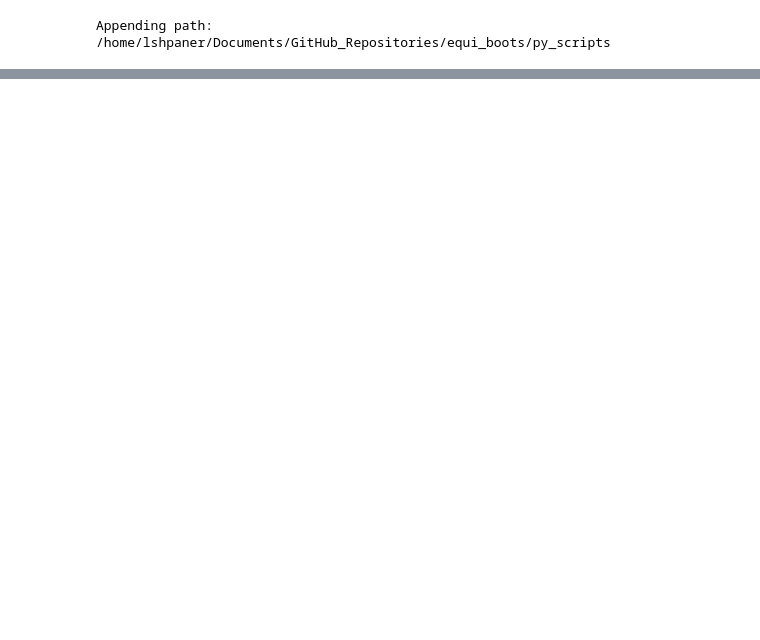
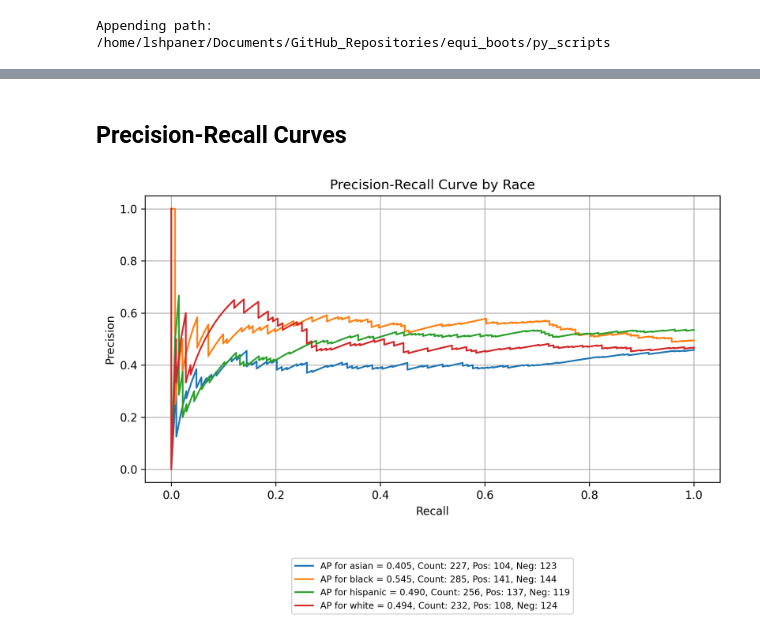
Before and after one commit to uclamii/equiboots_docs, a Jupyter notebook: notebooks/eq_plot_roc_auc.ipynb, the cells around one changed output, grey strips where cells are left out. Saved outputs shown, nothing was run; the diff lists cells and outputs as text; code cells hidden in the pictures; blank space fills up the shorter version.

```diff
--- a/notebooks/eq_plot_roc_auc.ipynb
+++ b/notebooks/eq_plot_roc_auc.ipynb
@@ -100,0 +69,13 @@ Groups created
+# %% [markdown]
+## Precision-Recall Curves
+# %%
+# Precision-Recall plot
+fig2 = eq_plot_precision_recall(
+    data=sliced_data,
+    title="Precision-Recall Curve by Race",
+    tick_fontsize=8,
+    decimal_places=3,
+)
+fig2.show()
+# %% [output]
+[figure, added]
```
Also changed, not shown: parts of 10 cells of this notebook, 1 other file.
